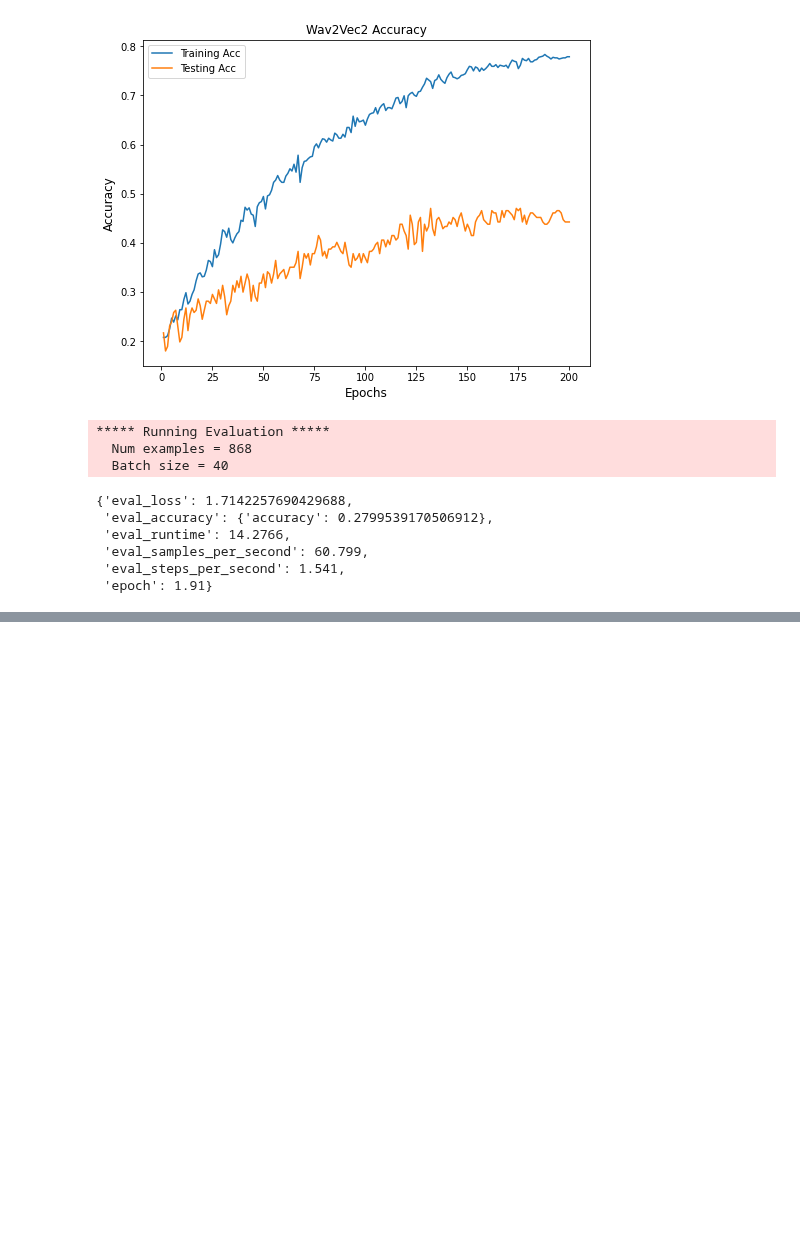
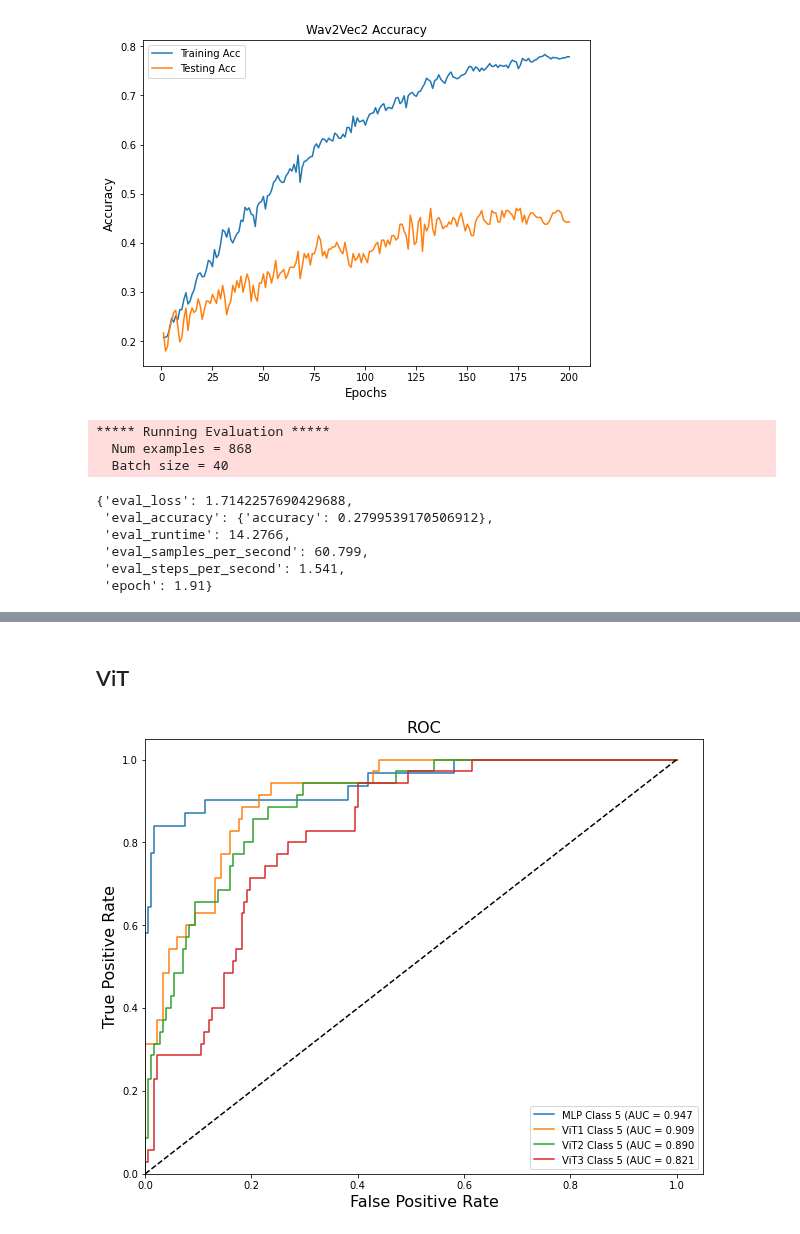
Before and after one commit to pakdaniel/DataMiningFinal, a Jupyter notebook: DataMiningFinal.ipynb, the cells around one changed output, grey strips where cells are left out. Drawn from its saved outputs; the diff is of its cells as text; code cells hidden in the pictures; blank space fills up the shorter version.

```diff
--- a/DataMiningFinal.ipynb
+++ b/DataMiningFinal.ipynb
@@ -1484,0 +1332,9 @@ trainer.evaluate()
+# %%
+model = MLP(44100, 6)
+model.load_state_dict(torch.load("/home/jupyter/DataMiningFinal/MLP/2022-05-04_00-46-13/epoch_00068_test_loss_15.94401_test_acc_24.424/model.pth"))
+MLP_probs, MLP_labels = torch_prob_predict(model, test_loader_MLP)
+
+fpr_MLP, tpr_MLP, thresholds_MLP = roc_curve(OvR(MLP_labels, CLASS_LABEL), MLP_probs[:,CLASS_LABEL])
+roc_auc_MLP = auc(fpr_MLP, tpr_MLP)
+# %% [markdown]
+## ViT
@@ -1484,0 +1383,39 @@ trainer.evaluate()
+# %%
+#ViT3
+patch_size = (8, 23)
+model = ViT(
+    image_size = (64, 690),
+    patch_size = patch_size,
+    num_classes = 6,
+    dim = 200,
+    depth = 5,
+    heads = 16,
+    mlp_dim = 300,
+    dropout = 0.05,
+    emb_dropout = 0.05,
+    channels = 1
+)
+
+model.load_state_dict(torch.load("/home/jupyter/DataMiningFinal/ViT_models_8_23/2022-05-03_21-36-42/epoch_00275_test_loss_13.16683_test_acc_33.641/model.pth"))
+ViT3_probs, ViT3_labels = torch_prob_predict(model, test_loader_ViT)
+
+fpr_ViT3, tpr_ViT3, thresholds_ViT3 = roc_curve(OvR(ViT3_labels, CLASS_LABEL), ViT3_probs[:,CLASS_LABEL])
+roc_auc_ViT3 = auc(fpr_ViT3, tpr_ViT3)
+# %%
+plt.figure(figsize=(10,8))
+# plt.plot(fpr_logreg, tpr_logreg, label=f'LogReg Class {CLASS_LABEL} (AUC = {roc_auc_logreg:.3f}')
+plt.plot(fpr_MLP, tpr_MLP, label=f'MLP Class {CLASS_LABEL} (AUC = {roc_auc_MLP:.3f}')
+plt.plot(fpr_ViT1, tpr_ViT1, label=f'ViT1 Class {CLASS_LABEL} (AUC = {roc_auc_ViT1:.3f}')
+plt.plot(fpr_ViT2, tpr_ViT2, label=f'ViT2 Class {CLASS_LABEL} (AUC = {roc_auc_ViT2:.3f}')
+plt.plot(fpr_ViT3, tpr_ViT3, label=f'ViT3 Class {CLASS_LABEL} (AUC = {roc_auc_ViT3:.3f}')
+
+plt.plot([0, 1], [0, 1], 'k--')  # random predictions curve
+plt.xlim([0.0, 1.05])
+plt.ylim([0.0, 1.05])
+plt.xlabel('False Positive Rate', fontsize=16)
+plt.ylabel('True Positive Rate', fontsize=16)
+plt.title('ROC', fontsize=16)
+plt.legend(loc="lower right")
+plt.show()
+# %% [output]
+[figure, added]
```
Also changed, not shown: parts of 44 cells of this notebook.
